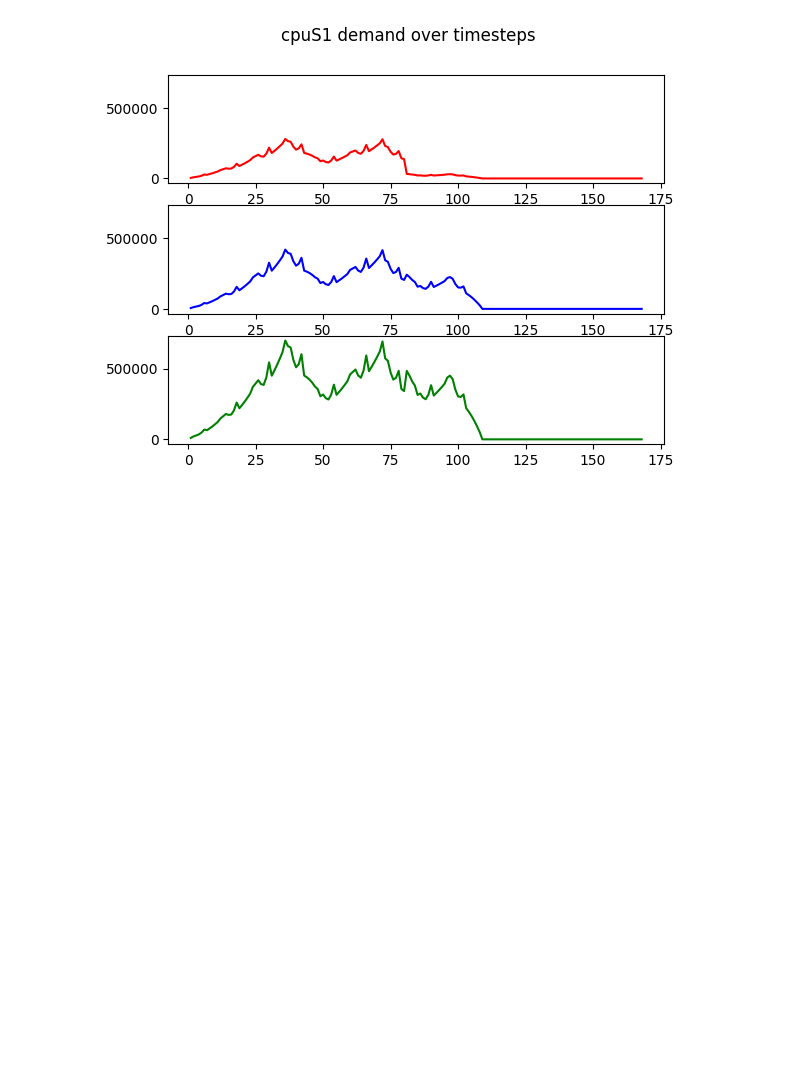
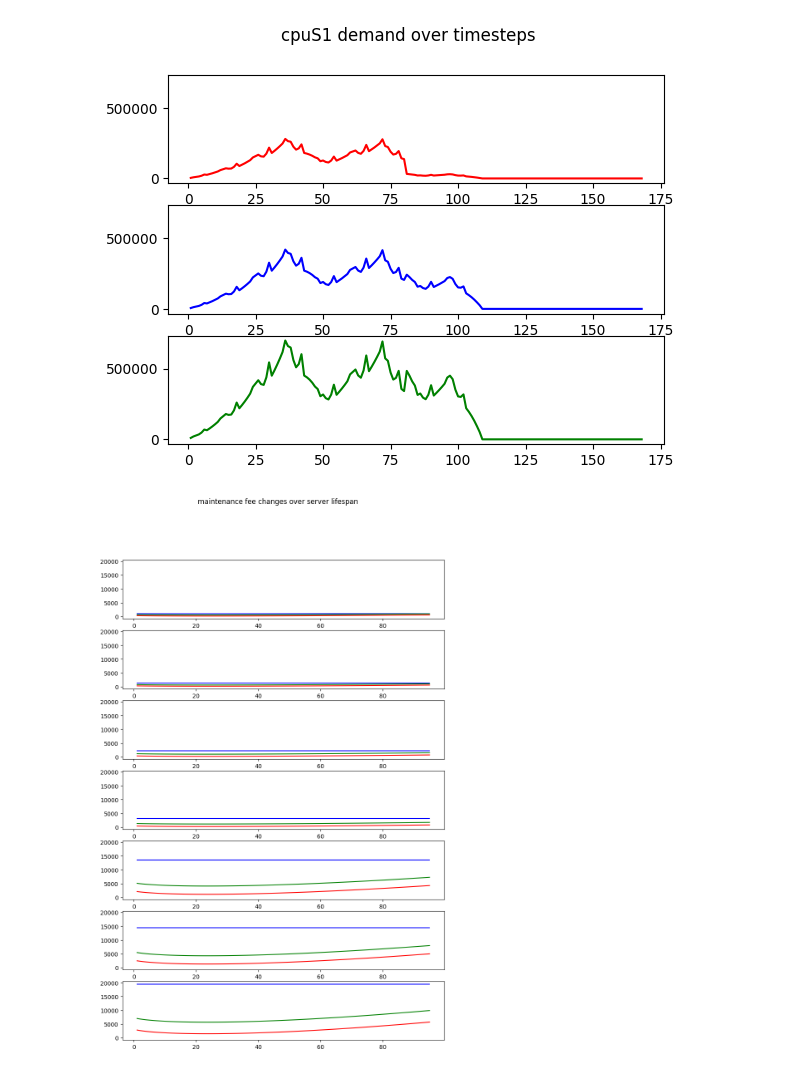
Before and after one commit to degendemolisher/Hackathon-Huawei-FiveGuys, a Jupyter notebook: analyse_data/analysis.ipynb, the cells around one changed output. Cells and saved outputs as stored; diff of their text form; code cells hidden in the pictures; blank space fills up the shorter version.

```diff
--- a/analyse_data/analysis.ipynb
+++ b/analyse_data/analysis.ipynb
@@ -40,3 +38,46 @@ axs[2].plot(laten_sens_low_np[:, 0], laten_sens_low_np[:, 2], color="g")
 # %% [output]
 [<matplotlib.lines.Line2D at 0x...>]
 [figure]
+# %%
+servergen_maintenance_dict = {}
+servergen_totalcost_dict = {}
+servergen_profit_dict = {}
+for i in servers["server_generation"]:
+    servergen_maintenance_dict[i] = []
+    servergen_totalcost_dict[i] = []
+    servergen_profit_dict[i] = []
+# %%
+for i in servergen_maintenance_dict.keys():
+    #calc maintenance cost over different timesteps using maintenance equation
+    timestep_array = np.arange(1,96,1)
+    maintenance_fee = servers[servers["server_generation"] == i]["average_maintenance_fee"].iloc[0]
+    ts_array = 1.5 * timestep_array
+    timestep_array = (1+ ts_array/96 * np.log2(ts_array/96)) * maintenance_fee
+    timestep_array
+    servergen_maintenance_dict[i] = timestep_array
+
+    #calc totalcost
+    servergen_energycost = servers[servers["server_generation"] == i]["energy_consumption"].iloc[0]
+    servergen_totalcost_dict[i] = servergen_energycost + timestep_array
+
+    #calc generated profit for that servergen
+    server_capacity = servers[servers["server_generation"] == i]["capacity"].iloc[0]
+    selling_price = selling_prices[selling_prices["server_generation"] == i]["selling_price"].mean()
+    mean_revenue = np.full((95),selling_price*server_capacity)
+    servergen_profit_dict[i] = mean_revenue
+# %%
+fig, axs = plt.subplots(7, sharey=True)
+fig.set_figheight(15)
+fig.set_figwidth(10)
+fig.suptitle("maintenance fee changes over server lifespan")
+counter = 0
+for i in servergen_maintenance_dict.keys():
+    # if(counter > 3):
+    #     counter += 1
+    #     continue
+    axs[counter].plot(np.arange(1,96,1), servergen_maintenance_dict[i], color="r")
+    axs[counter].plot(np.arange(1,96,1), servergen_profit_dict[i], color="b")
+    axs[counter].plot(np.arange(1,96,1), servergen_totalcost_dict[i], color="g")
+    counter +=1
+# %% [output]
+[figure, added]
```
Also changed, not shown: parts of 8 cells of this notebook.
